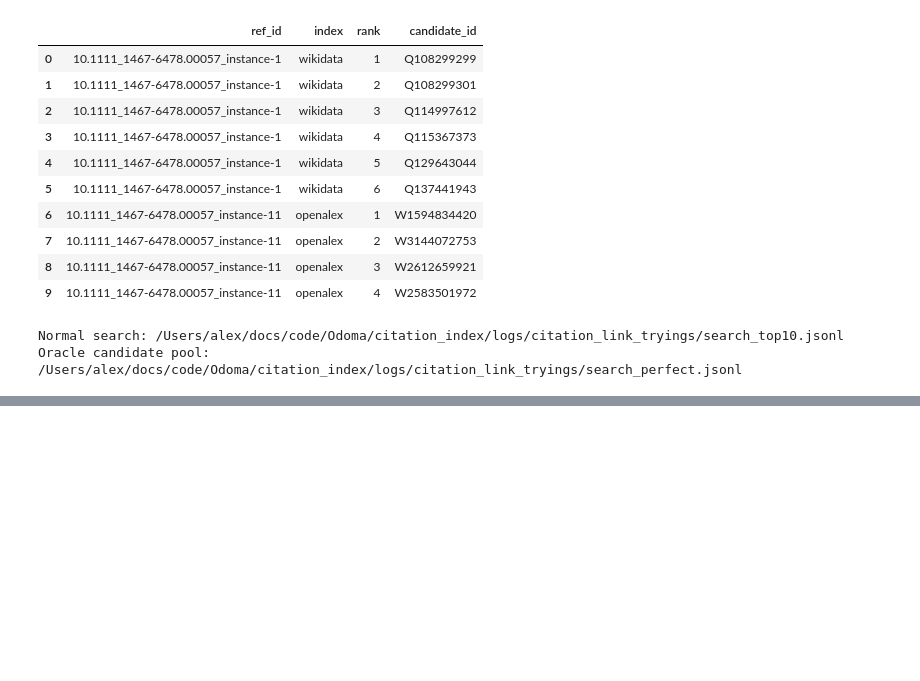
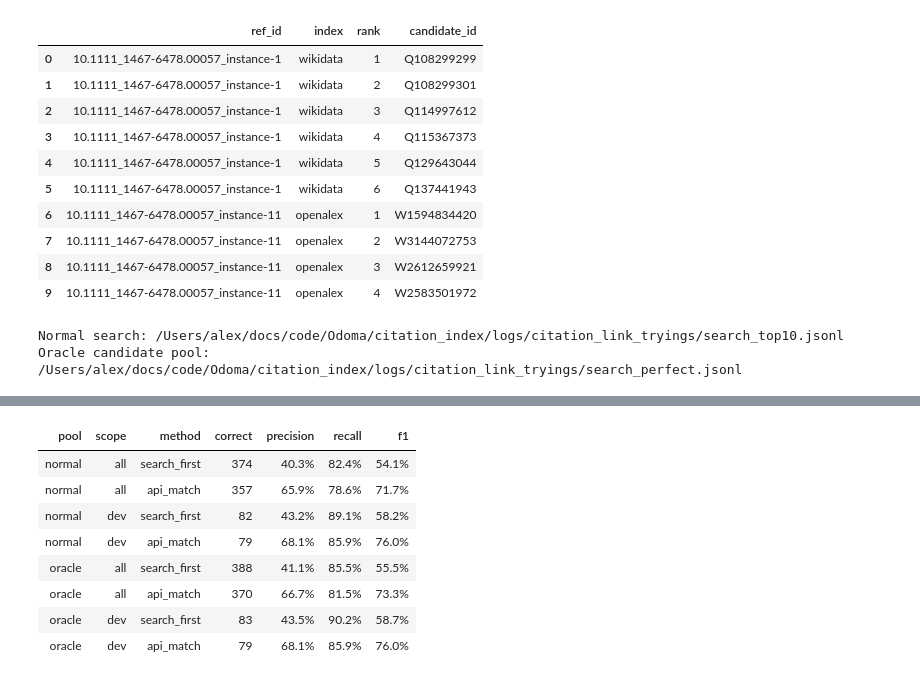
Before and after one commit to odoma-ch/ssh-citation-index, a Jupyter notebook: benchmarks/citation_linking/citation_link_tryings.ipynb, the cells around one changed output, grey strips where cells are left out. Saved outputs shown, nothing was run; the diff lists cells and outputs as text; code cells hidden in the pictures; blank space fills up the shorter version.

```diff
--- a/benchmarks/citation_linking/citation_link_tryings.ipynb
+++ b/benchmarks/citation_linking/citation_link_tryings.ipynb
@@ -506,0 +697,17 @@ Oracle candidate pool: /Users/alex/docs/code/Odoma/citation_index/logs/citation_
+# %%
+ensure_baselines()
+baseline_summary = compact_comparison(
+    RUN_DIR, ["search_first", "api_match"], index=COMPARISON_INDEX,
+)
+baseline_summary.to_csv(RUN_DIR / "baseline_comparison.csv", index=False)
+display_summary(baseline_summary)
+# %% [output]
+| pool | scope | method | correct | precision | recall | f1 |
+| normal | all | search_first | 374 | 40.3% | 82.4% | 54.1% |
+| normal | all | api_match | 357 | 65.9% | 78.6% | 71.7% |
+| normal | dev | search_first | 82 | 43.2% | 89.1% | 58.2% |
+| normal | dev | api_match | 79 | 68.1% | 85.9% | 76.0% |
+| oracle | all | search_first | 388 | 41.1% | 85.5% | 55.5% |
+| oracle | all | api_match | 370 | 66.7% | 81.5% | 73.3% |
+| oracle | dev | search_first | 83 | 43.5% | 90.2% | 58.7% |
+| oracle | dev | api_match | 79 | 68.1% | 85.9% | 76.0% |
```
Also changed, not shown: parts of 34 cells of this notebook, 13 other files.
